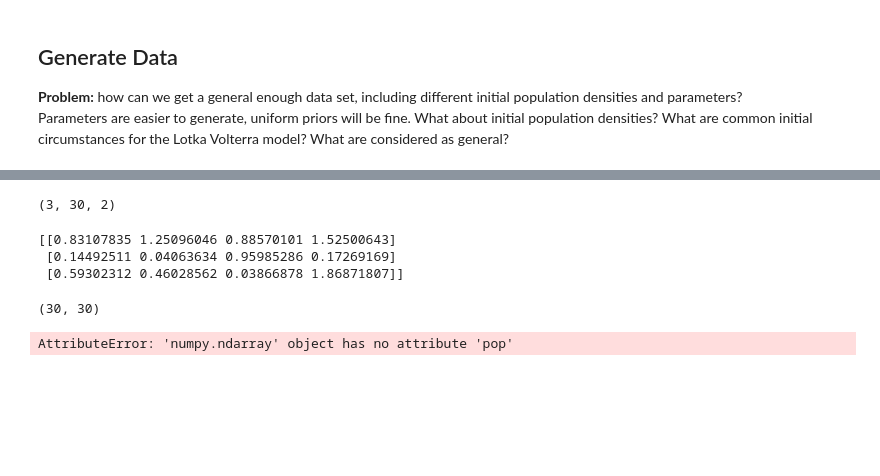
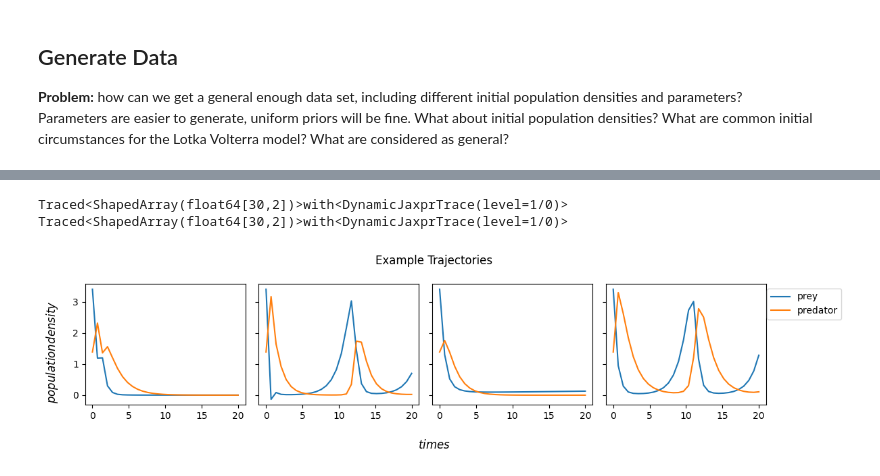
Before and after one commit to hltlovespeach/PINTS_priorCVAE, a Jupyter notebook: vae_LV.ipynb, the cells around one changed output, grey strips where cells are left out. Drawn from its saved outputs; the diff is of its cells as text; code cells hidden in the pictures; blank space fills up the shorter version.

```diff
--- a/vae_LV.ipynb
+++ b/vae_LV.ipynb
@@ -91,19 +58,21 @@ Traced<ShapedArray(float64[30,2])>with<DynamicJaxprTrace(level=1/0)>
-# %%
-np.shape(c)
-# %% [output]
-(3, 30, 2)
-# %%
-print(b)
-# %% [output]
-[[0.83107835 1.25096046 0.88570101 1.52500643]
- [0.14492511 0.04063634 0.95985286 0.17269169]
- [0.59302312 0.46028562 0.03866878 1.86871807]]
-# %%
-np.shape(a)
-# %% [output]
-(30, 30)
-# %%
-a = np.array([1,2,3,4])
-a.pop(0)
-# %% [output]
-AttributeError: 'numpy.ndarray' object has no attribute 'pop'
+# %%
+generator = LVDataset()
+time_train, params_train, xy_train = generator.simulatedata(1000)
+time_test, params_test, xy_test = generator.simulatedata(1000)
+# %% [output]
+Traced<ShapedArray(float64[30,2])>with<DynamicJaxprTrace(level=1/0)>
+Traced<ShapedArray(float64[30,2])>with<DynamicJaxprTrace(level=1/0)>
+# %%
+fig, axs = plt.subplots(1,4, sharex=True, sharey=True, figsize=(12,3))
+for i in range(4):
+    axs[i].plot(time_train[i], xy_train[i,:,0],label='prey')
+    axs[i].plot(time_train[i], xy_train[i][:,1], label='predator')
+plt.suptitle('Example Trajectories')
+fig.supxlabel('$times$')
+fig.supylabel('$population density$')
+labels = ['prey', 'predator']
+plt.legend(labels, loc='best', bbox_to_anchor=(1.5, 1))
+plt.tight_layout()
+plt.show()
+# %% [output]
+[figure, added]
```
Also changed, not shown: parts of 7 cells of this notebook.
